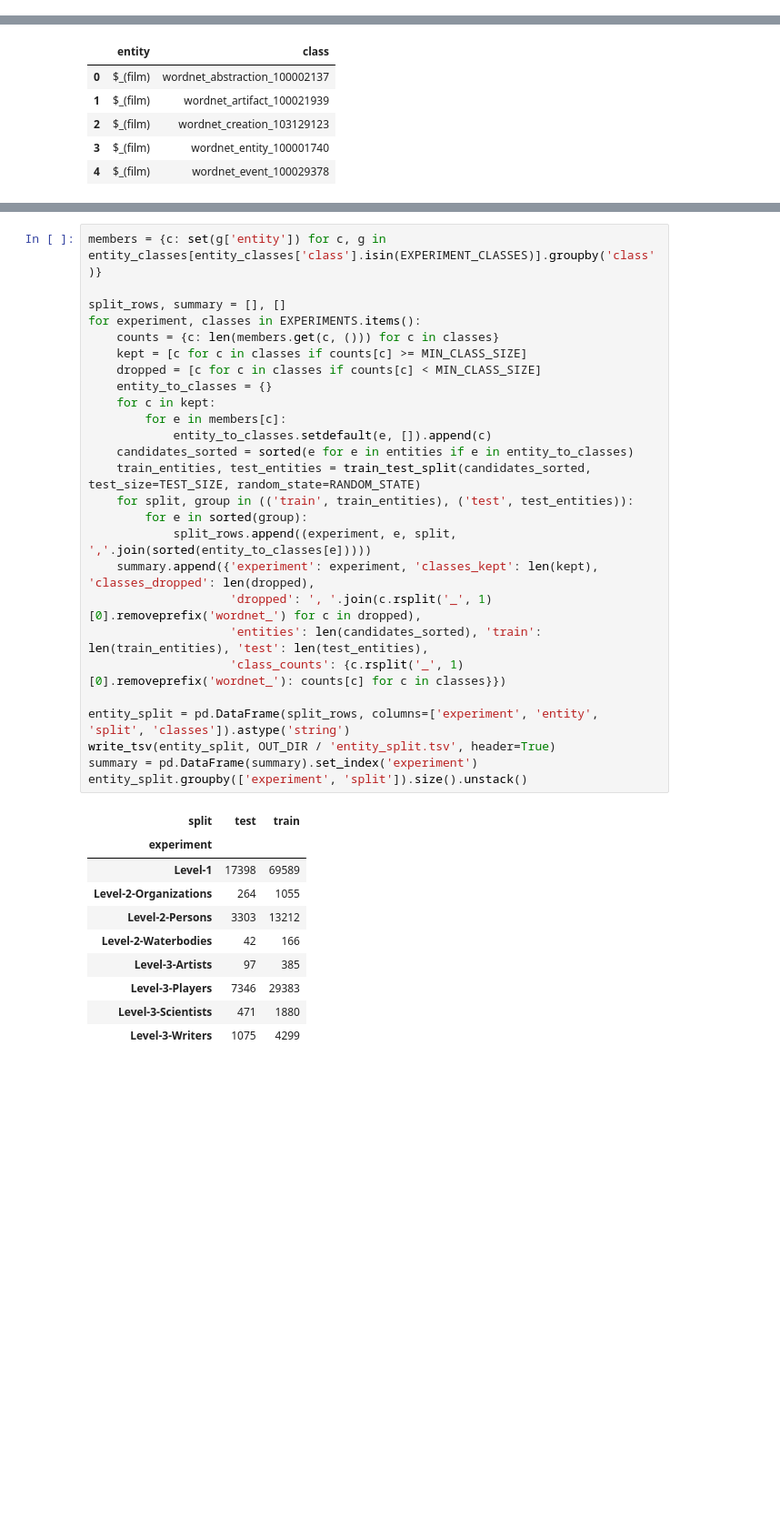
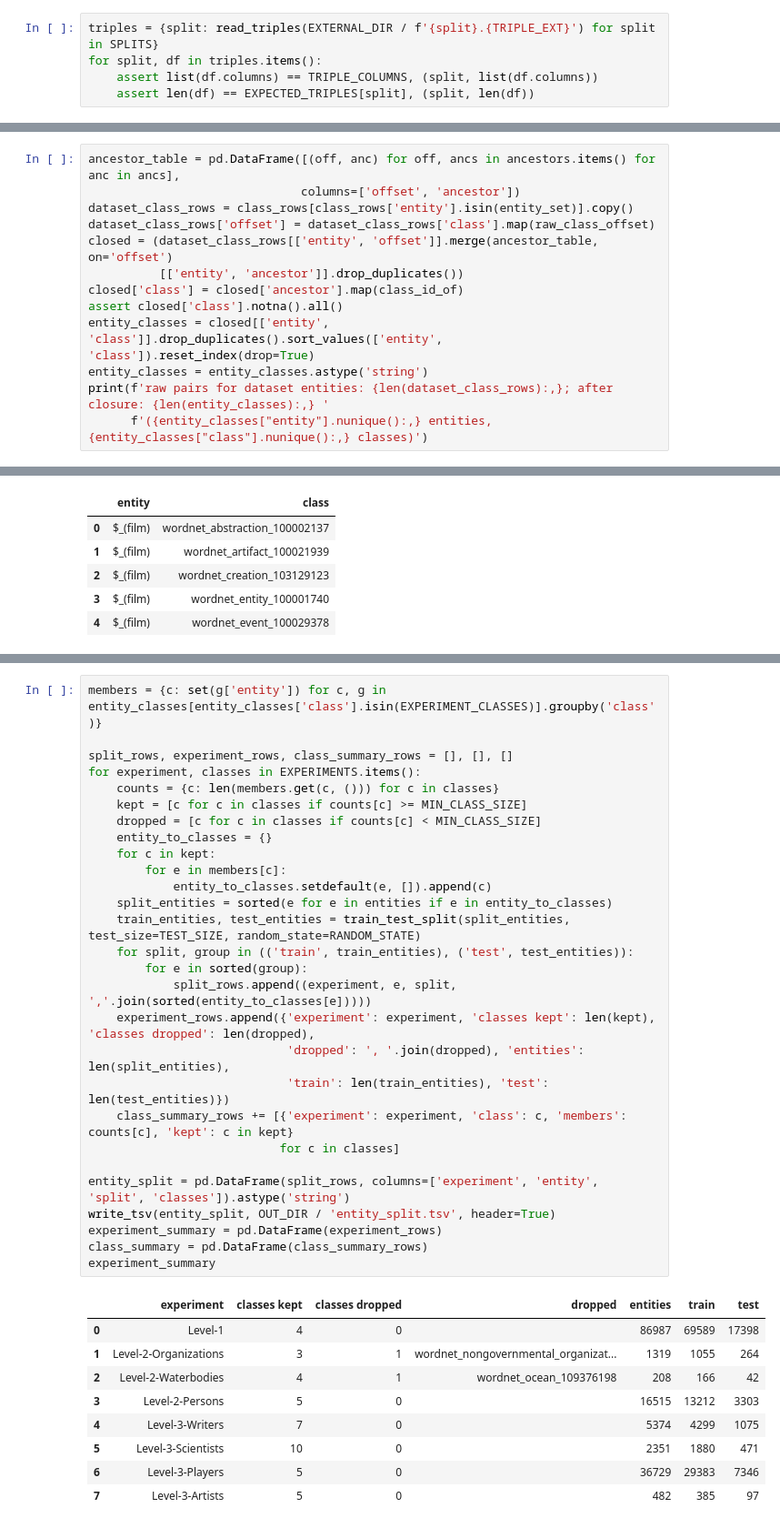
Before and after one commit to marcinperek/SWSN-project, a Jupyter notebook: data/yago_preprocessing.ipynb, the cells around one changed output, grey strips where cells are left out. Shown at 91% size. Saved outputs shown, nothing was run; the diff lists cells and outputs as text; blank space fills up the shorter version.

```diff
--- a/data/yago_preprocessing.ipynb
+++ b/data/yago_preprocessing.ipynb
@@ -365,0 +150,5 @@ Only entities that occur in the dataset; sorted by entity, then class; header `e
+# %%
+triples = {split: read_triples(EXTERNAL_DIR / f'{split}.{TRIPLE_EXT}') for split in SPLITS}
+for split, df in triples.items():
+    assert list(df.columns) == TRIPLE_COLUMNS, (split, list(df.columns))
+    assert len(df) == EXPECTED_TRIPLES[split], (split, len(df))
@@ -365,0 +296,13 @@ Only entities that occur in the dataset; sorted by entity, then class; header `e
+# %%
+ancestor_table = pd.DataFrame([(off, anc) for off, ancs in ancestors.items() for anc in ancs],
+                              columns=['offset', 'ancestor'])
+dataset_class_rows = class_rows[class_rows['entity'].isin(entity_set)].copy()
+dataset_class_rows['offset'] = dataset_class_rows['class'].map(raw_class_offset)
+closed = (dataset_class_rows[['entity', 'offset']].merge(ancestor_table, on='offset')
+          [['entity', 'ancestor']].drop_duplicates())
+closed['class'] = closed['ancestor'].map(class_id_of)
+assert closed['class'].notna().all()
+entity_classes = closed[['entity', 'class']].drop_duplicates().sort_values(['entity', 'class']).reset_index(drop=True)
+entity_classes = entity_classes.astype('string')
+print(f'raw pairs for dataset entities: {len(dataset_class_rows):,}; after closure: {len(entity_classes):,} '
+      f'({entity_classes["entity"].nunique():,} entities, {entity_classes["class"].nunique():,} classes)')
@@ -380,37 +388,38 @@ For every experiment, as in the authors' `classification.ipynb`: candidates are
 # %%
 members = {c: set(g['entity']) for c, g in entity_classes[entity_classes['class'].isin(EXPERIMENT_CLASSES)].groupby('class')}
 
-split_rows, summary = [], []
+split_rows, experiment_rows, class_summary_rows = [], [], []
 for experiment, classes in EXPERIMENTS.items():
     counts = {c: len(members.get(c, ())) for c in classes}
     kept = [c for c in classes if counts[c] >= MIN_CLASS_SIZE]
     dropped = [c for c in classes if counts[c] < MIN_CLASS_SIZE]
     entity_to_classes = {}
     for c in kept:
         for e in members[c]:
             entity_to_classes.setdefault(e, []).append(c)
-    candidates_sorted = sorted(e for e in entities if e in entity_to_classes)
-    train_entities, test_entities = train_test_split(candidates_sorted, test_size=TEST_SIZE, random_state=RANDOM_STATE)
+    split_entities = sorted(e for e in entities if e in entity_to_classes)
+    train_entities, test_entities = train_test_split(split_entities, test_size=TEST_SIZE, random_state=RANDOM_STATE)
     for split, group in (('train', train_entities), ('test', test_entities)):
         for e in sorted(group):
             split_rows.append((experiment, e, split, ','.join(sorted(entity_to_classes[e]))))
-    summary.append({'experiment': experiment, 'classes_kept': len(kept), 'classes_dropped': len(dropped),
-                    'dropped': ', '.join(c.rsplit('_', 1)[0].removeprefix('wordnet_') for c in dropped),
-                    'entities': len(candidates_sorted), 'train': len(train_entities), 'test': len(test_entities),
-                    'class_counts': {c.rsplit('_', 1)[0].removeprefix('wordnet_'): counts[c] for c in classes}})
+    experiment_rows.append({'experiment': experiment, 'classes kept': len(kept), 'classes dropped': len(dropped),
+                            'dropped': ', '.join(dropped), 'entities': len(split_entities),
+                            'train': len(train_entities), 'test': len(test_entities)})
+    class_summary_rows += [{'experiment': experiment, 'class': c, 'members': counts[c], 'kept': c in kept}
+                           for c in classes]
 
 entity_split = pd.DataFrame(split_rows, columns=['experiment', 'entity', 'split', 'classes']).astype('string')
 write_tsv(entity_split, OUT_DIR / 'entity_split.tsv', header=True)
-summary = pd.DataFrame(summary).set_index('experiment')
-entity_split.groupby(['experiment', 'split']).size().unstack()
+experiment_summary = pd.DataFrame(experiment_rows)
+class_summary = pd.DataFrame(class_summary_rows)
+experiment_summary
 # %% [output]
-| split | test | train |
-| experiment |  |  |
-| Level-1 | 17398 | 69589 |
-| Level-2-Organizations | 264 | 1055 |
-| Level-2-Persons | 3303 | 13212 |
-| Level-2-Waterbodies | 42 | 166 |
-| Level-3-Artists | 97 | 385 |
-| Level-3-Players | 7346 | 29383 |
-| Level-3-Scientists | 471 | 1880 |
-| Level-3-Writers | 1075 | 4299 |
+|  | experiment | classes kept | classes dropped | dropped | entities | train | test |
+| 0 | Level-1 | 4 | 0 |  | 86987 | 69589 | 17398 |
+| 1 | Level-2-Organizations | 3 | 1 | wordnet_nongovernmental_organizat... | 1319 | 1055 | 264 |
+| 2 | Level-2-Waterbodies | 4 | 1 | wordnet_ocean_109376198 | 208 | 166 | 42 |
+| 3 | Level-2-Persons | 5 | 0 |  | 16515 | 13212 | 3303 |
+| 4 | Level-3-Writers | 7 | 0 |  | 5374 | 4299 | 1075 |
+| 5 | Level-3-Scientists | 10 | 0 |  | 2351 | 1880 | 471 |
+| 6 | Level-3-Players | 5 | 0 |  | 36729 | 29383 | 7346 |
+| 7 | Level-3-Artists | 5 | 0 |  | 482 | 385 | 97 |
```
Also changed, not shown: parts of 50 cells of this notebook, 2 other files.
